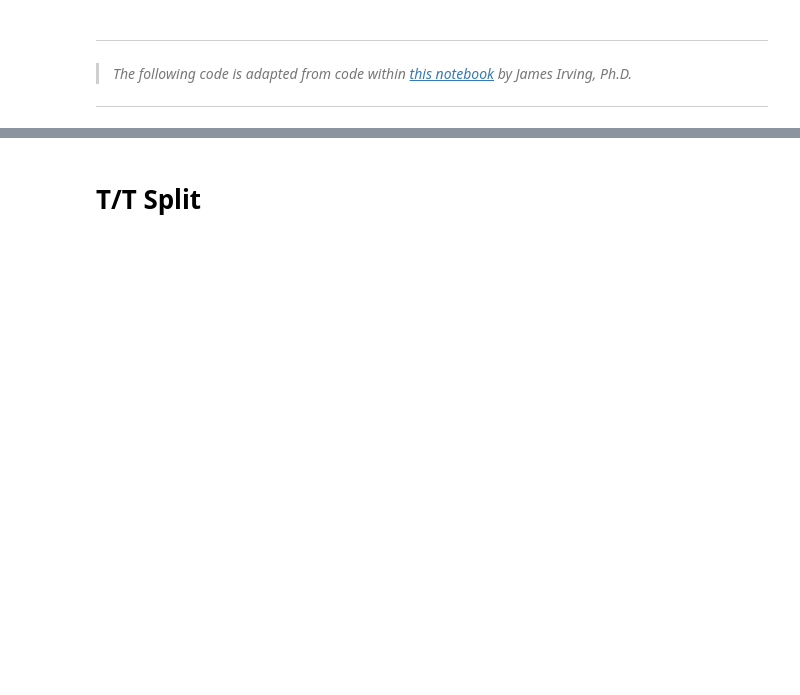
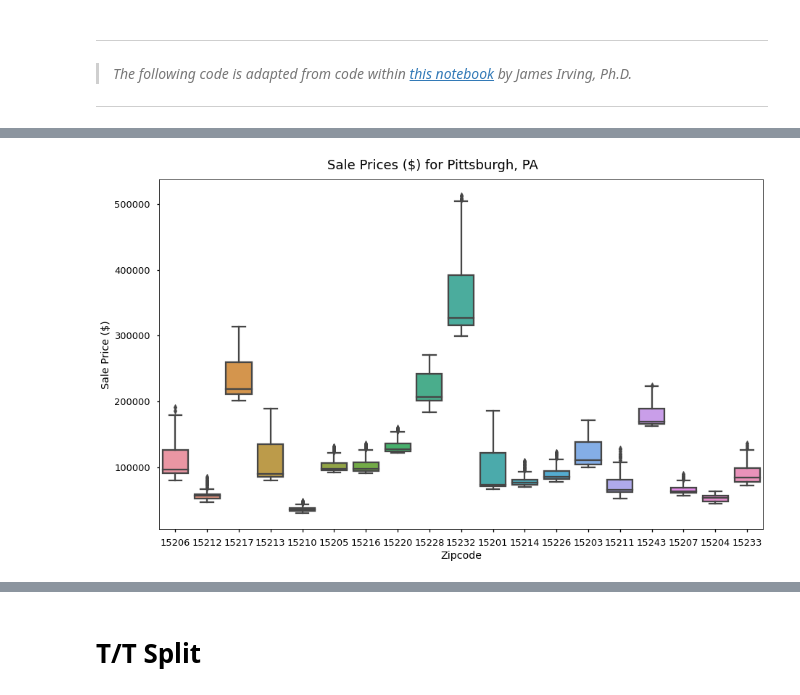
Before and after one commit to BenJMcCarty/Best_of_the_Burgh, a Jupyter notebook: workbooks/WIP_Main_Notebook.ipynb, the cells around one changed output, grey strips where cells are left out. Saved outputs shown, nothing was run; the diff lists cells and outputs as text; code cells hidden in the pictures; blank space fills up the shorter version.

Commit message:
Creating visuals

```diff
--- a/workbooks/WIP_Main_Notebook.ipynb
+++ b/workbooks/WIP_Main_Notebook.ipynb
@@ -177,0 +372,6 @@ zipcodes_df
+# %%
+## Visualizing data subset
+eda.plot_boxes(zipcodes_df, x_label='Zipcode', y_label='Sale Price ($)',
+               suptitle='Sale Prices ($) for Pittsburgh, PA');
+# %% [output]
+[figure, added]
```
Also changed, not shown: parts of 40 cells of this notebook, 22 other files.
